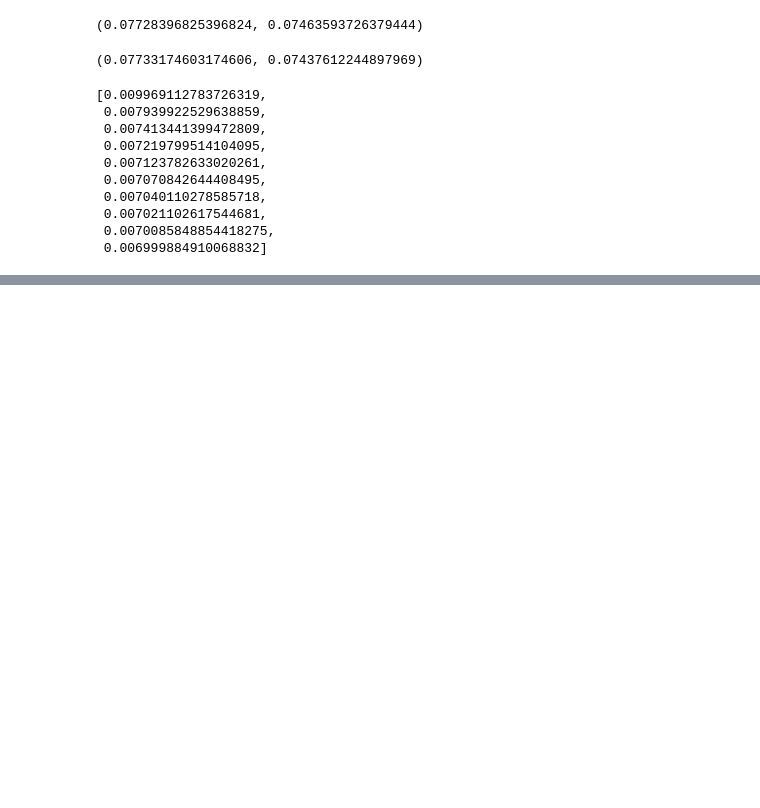
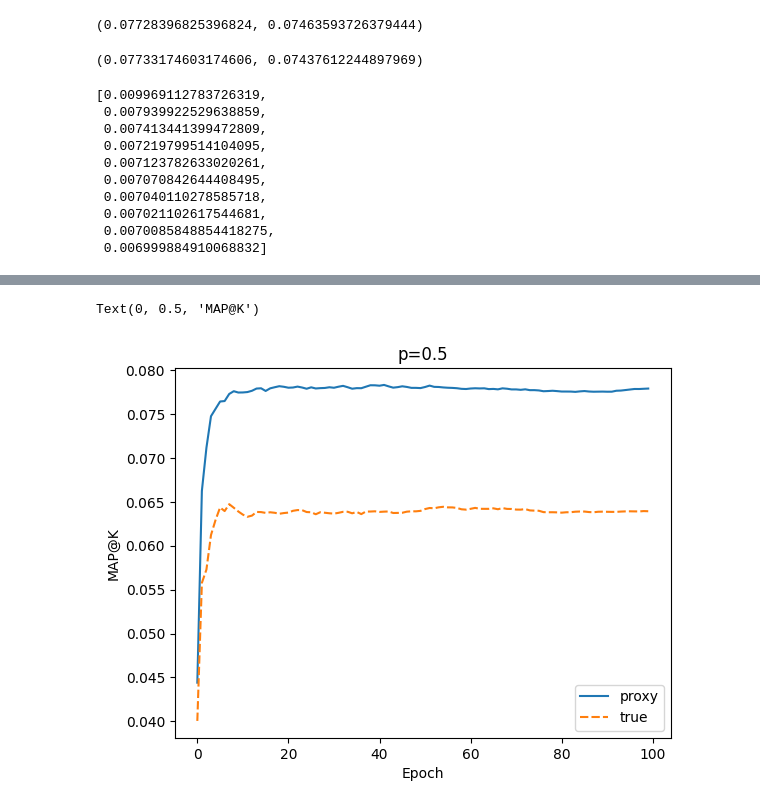
Before and after one commit to sebzhao/proxy-objective-recsys, a Jupyter notebook: netflix.ipynb, the cells around one changed output, grey strips where cells are left out. Saved outputs shown, nothing was run; the diff lists cells and outputs as text; code cells hidden in the pictures; blank space fills up the shorter version.

```diff
--- a/netflix.ipynb
+++ b/netflix.ipynb
@@ -283,0 +303,10 @@ with open('../data/archive/results.txt', 'w') as f:
+# %%
+p, train_losses, proxy_losses, true_losses = res[1]
+df = pd.DataFrame({'proxy': proxy_losses, 'true': true_losses})
+sns.lineplot(data=df)
+plt.title(f"p={p}")
+plt.xlabel("Epoch")
+plt.ylabel("MAP@K")
+# %% [output]
+Text(0, 0.5, 'MAP@K')
+[figure, added]
```
Also changed, not shown: parts of 7 cells of this notebook.
